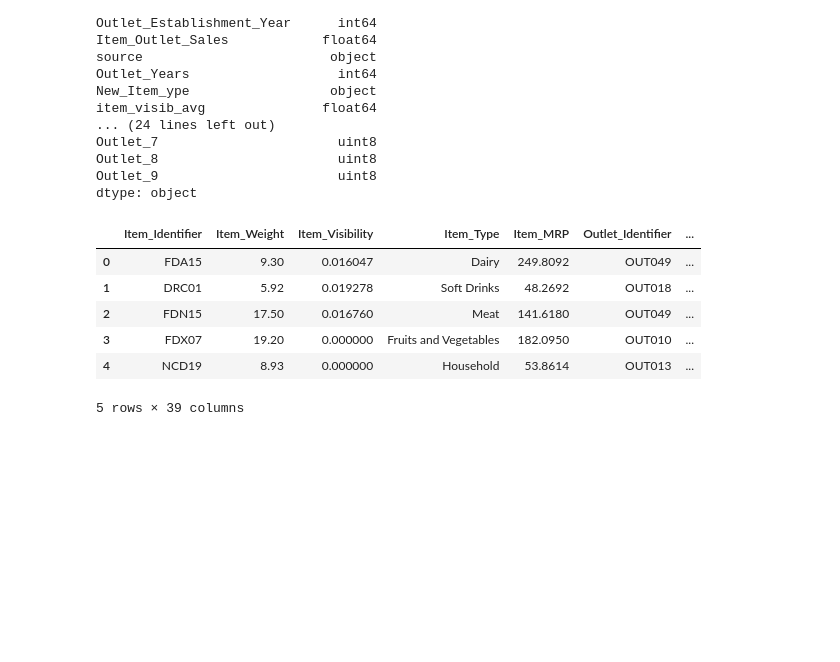
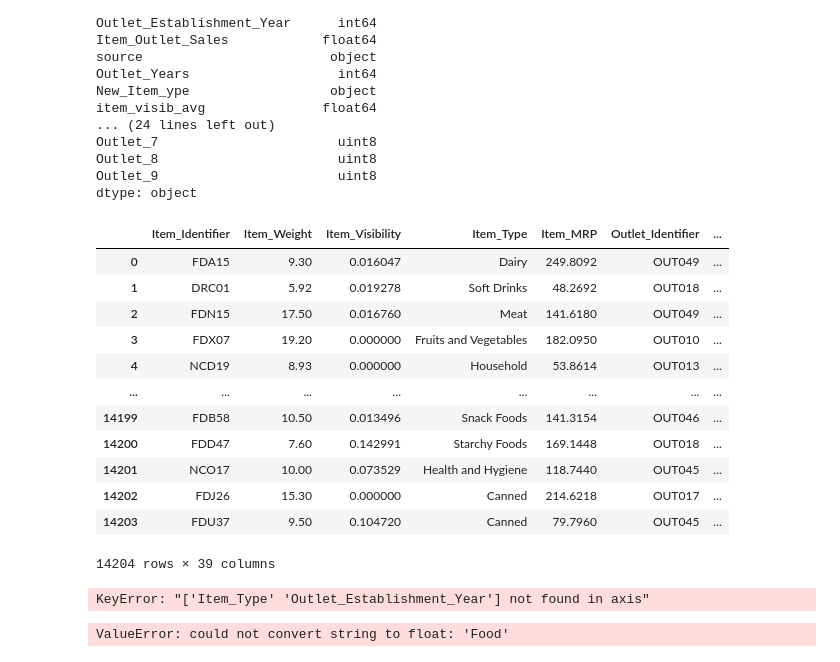
Before and after one commit to MelvinTom/miniproject, a Jupyter notebook: Project.ipynb, the cells around one changed output. Saved outputs shown, nothing was run; the diff lists cells and outputs as text; code cells hidden in the pictures; blank space fills up the shorter version.

```diff
--- a/Project.ipynb
+++ b/Project.ipynb
@@ -622,12 +622,18 @@ Outlet_8                       uint8
 Outlet_9                       uint8
 dtype: object
 # %%
-df.head()
+df
 # %% [output]
 |  | Item_Identifier | Item_Weight | Item_Visibility | Item_Type | Item_MRP | Outlet_Identifier | ... |
 | 0 | FDA15 | 9.30 | 0.016047 | Dairy | 249.8092 | OUT049 | ... |
 | 1 | DRC01 | 5.92 | 0.019278 | Soft Drinks | 48.2692 | OUT018 | ... |
 | 2 | FDN15 | 17.50 | 0.016760 | Meat | 141.6180 | OUT049 | ... |
 | 3 | FDX07 | 19.20 | 0.000000 | Fruits and Vegetables | 182.0950 | OUT010 | ... |
 | 4 | NCD19 | 8.93 | 0.000000 | Household | 53.8614 | OUT013 | ... |
+| ... | ... | ... | ... | ... | ... | ... | ... |
+| 14199 | FDB58 | 10.50 | 0.013496 | Snack Foods | 141.3154 | OUT046 | ... |
+| 14200 | FDD47 | 7.60 | 0.142991 | Starchy Foods | 169.1448 | OUT018 | ... |
+| 14201 | NCO17 | 10.00 | 0.073529 | Health and Hygiene | 118.7440 | OUT045 | ... |
+| 14202 | FDJ26 | 15.30 | 0.000000 | Canned | 214.6218 | OUT017 | ... |
+| 14203 | FDU37 | 9.50 | 0.104720 | Canned | 79.7960 | OUT045 | ... |
-5 rows × 39 columns
+14204 rows × 39 columns
@@ -633,0 +642,11 @@ df.head()
+# %%
+df.drop(['Item_Type','Outlet_Establishment_Year'],axis=1,inplace=True)
+train = df.loc[df['source'] == 'train']
+test = df.loc[df['source'] == 'test']
+train.drop(['source'],axis=1,inplace=True)
+test.drop(['Item_Outlet_Sales','source'],axis=1,inplace=True)
+X_train = train.drop(['Item_Outlet_Sales','Item_Identifier','Outlet_Identifier'],axis=1)
+Y_train = train['Item_Outlet_Sales']
+X_test = test.drop(['Item_Identifier','Outlet_Identifier'],axis=1).copy()
+# %% [output]
+KeyError: "['Item_Type' 'Outlet_Establishment_Year'] not found in axis"
@@ -633,0 +655,10 @@ df.head()
+# %%
+ from sklearn.linear_model import LinearRegression
+lr = LinearRegression(normalize=True)
+lr.fit(X_train, Y_train)
+lr_pred = lr.predict(X_test)
+lr_pred
+lr_accuracy = round(lr.score(X_train,y_train) * 100)
+lr_accuracy
+# %% [output]
+ValueError: could not convert string to float: 'Food'
```
Also changed, not shown: parts of 10 cells of this notebook.
